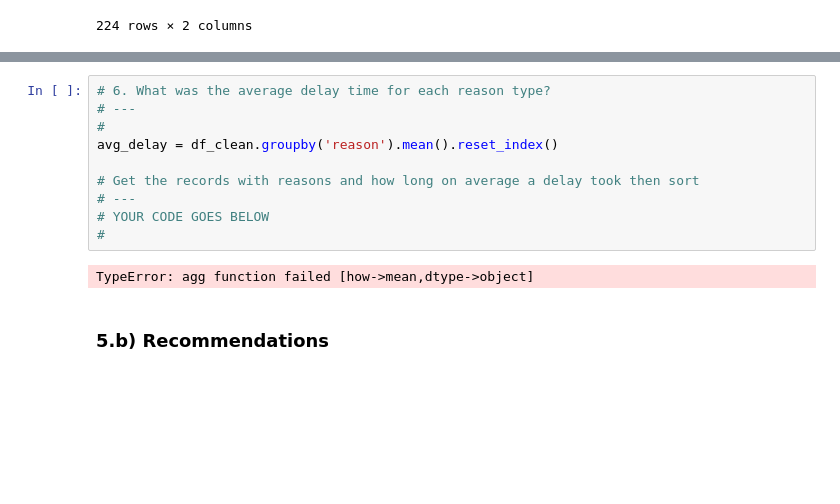
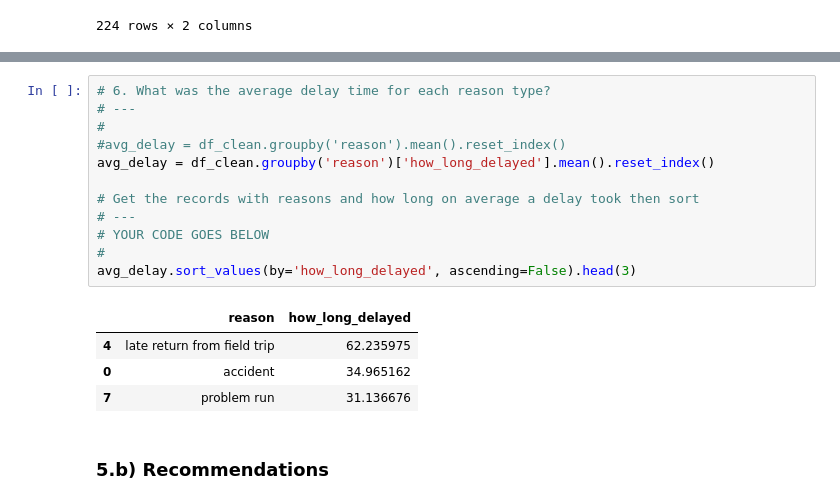
Before and after one commit to Kigunda-lilian/data-cleaning-with-python-project, a Jupyter notebook: AfterWork_Data_Science_Data_Cleaning_with_Python_Project.ipynb, the cells around one changed output, grey strips where cells are left out. Drawn from its saved outputs; the diff is of its cells as text; blank space fills up the shorter version.

```diff
--- a/AfterWork_Data_Science_Data_Cleaning_with_Python_Project.ipynb
+++ b/AfterWork_Data_Science_Data_Cleaning_with_Python_Project.ipynb
@@ -639,15 +639,20 @@ running_late_reasons.sort_values(by='busbreakdown_id', ascending=False).head(1)
 # %%
 # 6. What was the average delay time for each reason type?
 # ---
 #
-avg_delay = df_clean.groupby('reason').mean().reset_index()
+#avg_delay = df_clean.groupby('reason').mean().reset_index()
+avg_delay = df_clean.groupby('reason')['how_long_delayed'].mean().reset_index()
 
 # Get the records with reasons and how long on average a delay took then sort
 # ---
 # YOUR CODE GOES BELOW
 #
+avg_delay.sort_values(by='how_long_delayed', ascending=False).head(3)
 # %% [output]
-TypeError: agg function failed [how->mean,dtype->object]
+|  | reason | how_long_delayed |
+| 4 | late return from field trip | 62.235975 |
+| 0 | accident | 34.965162 |
+| 7 | problem run | 31.136676 |
 # %% [markdown]
 ### 5.b) Recommendations
 # %% [markdown]
```
Also changed, not shown: parts of 1 cell of this notebook.
